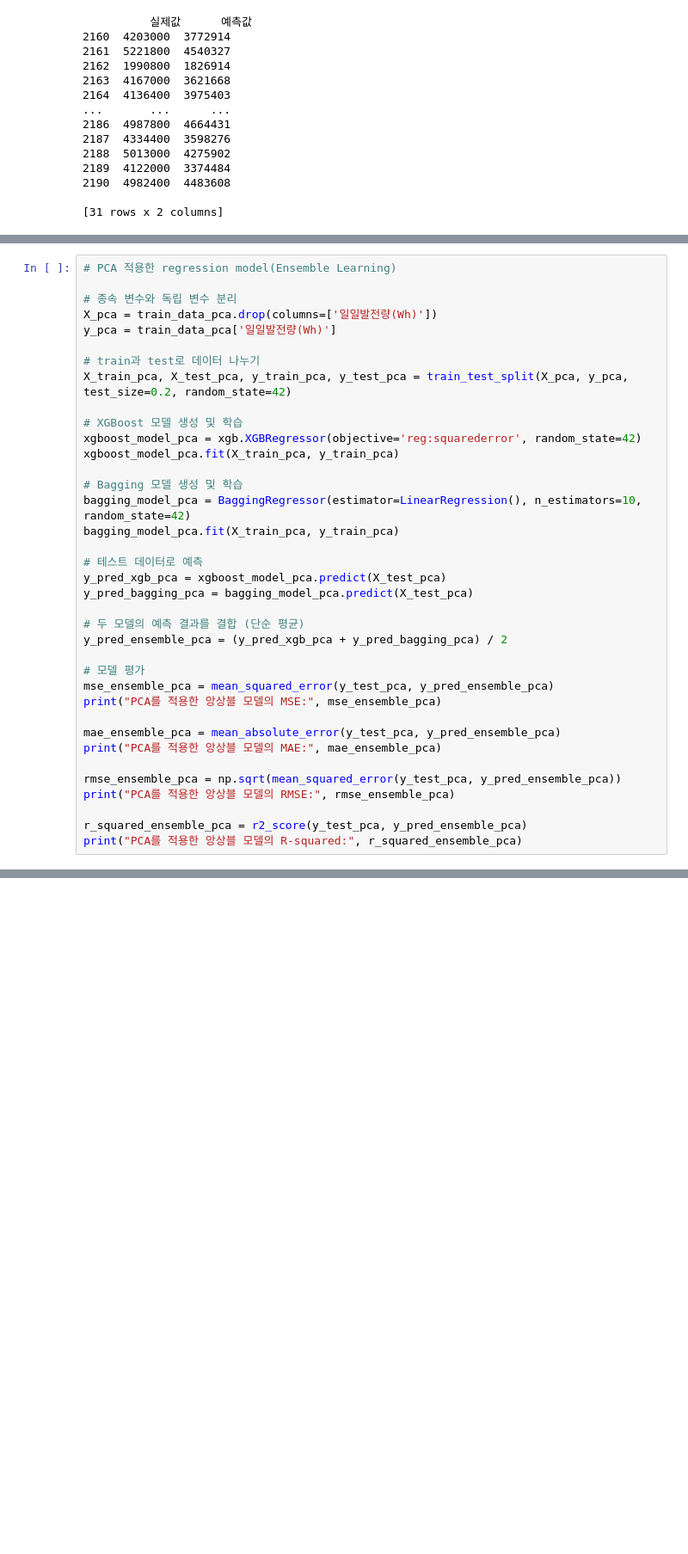
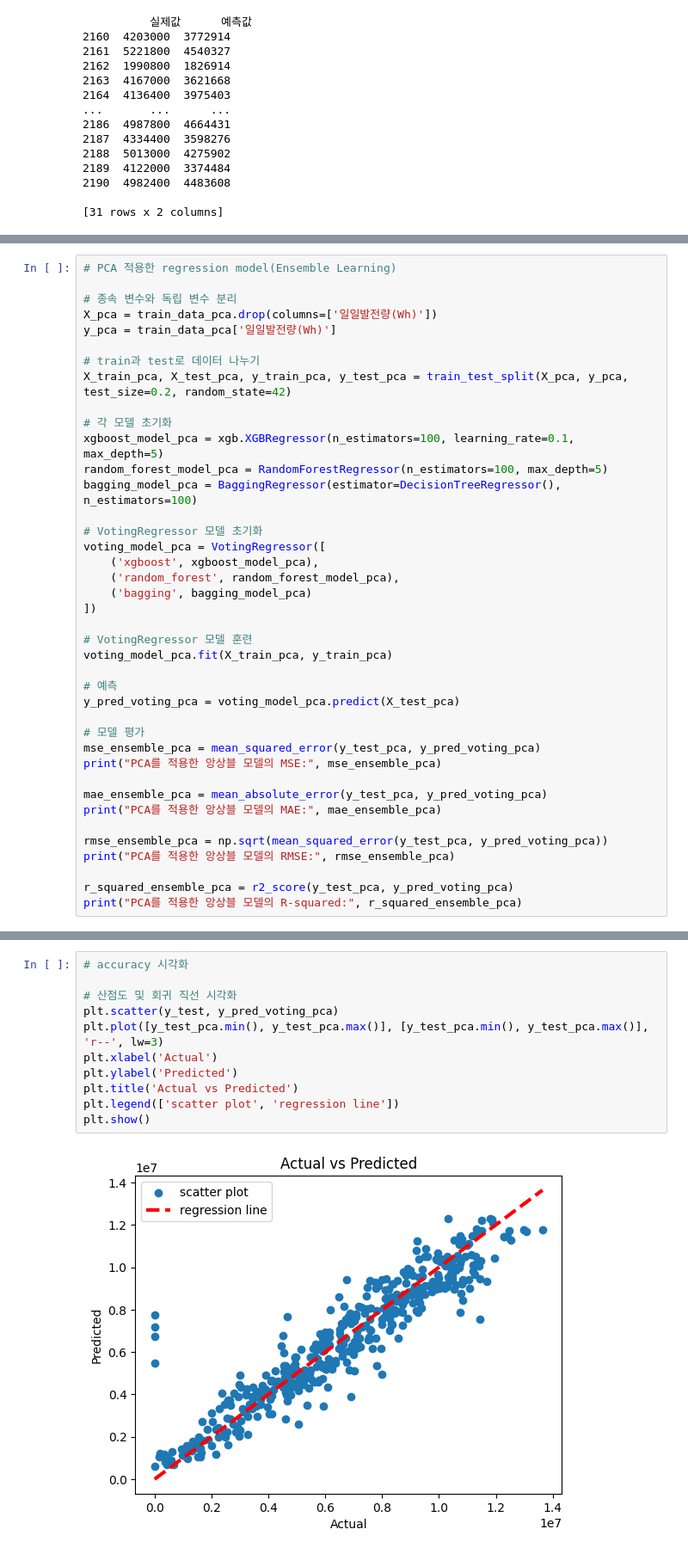
Before and after one commit to alwayshs/DSTP, a Jupyter notebook: Code.ipynb, the cells around one changed output, grey strips where cells are left out. Shown at 86% size. Saved outputs shown, nothing was run; the diff lists cells and outputs as text; blank space fills up the shorter version.

```diff
--- a/Code.ipynb
+++ b/Code.ipynb
@@ -726,31 +745,34 @@ y_pca = train_data_pca['일일발전량(Wh)']
 # train과 test로 데이터 나누기
 X_train_pca, X_test_pca, y_train_pca, y_test_pca = train_test_split(X_pca, y_pca, test_size=0.2, random_state=42)
 
-# XGBoost 모델 생성 및 학습
-xgboost_model_pca = xgb.XGBRegressor(objective='reg:squarederror', random_state=42)
-xgboost_model_pca.fit(X_train_pca, y_train_pca)
+# 각 모델 초기화
+xgboost_model_pca = xgb.XGBRegressor(n_estimators=100, learning_rate=0.1, max_depth=5)
+random_forest_model_pca = RandomForestRegressor(n_estimators=100, max_depth=5)
+bagging_model_pca = BaggingRegressor(estimator=DecisionTreeRegressor(), n_estimators=100)
 
-# Bagging 모델 생성 및 학습
-bagging_model_pca = BaggingRegressor(estimator=LinearRegression(), n_estimators=10, random_state=42)
-bagging_model_pca.fit(X_train_pca, y_train_pca)
+# VotingRegressor 모델 초기화
+voting_model_pca = VotingRegressor([
+    ('xgboost', xgboost_model_pca),
+    ('random_forest', random_forest_model_pca),
+    ('bagging', bagging_model_pca)
+])
 
-# 테스트 데이터로 예측
-y_pred_xgb_pca = xgboost_model_pca.predict(X_test_pca)
-y_pred_bagging_pca = bagging_model_pca.predict(X_test_pca)
+# VotingRegressor 모델 훈련
+voting_model_pca.fit(X_train_pca, y_train_pca)
 
-# 두 모델의 예측 결과를 결합 (단순 평균)
-y_pred_ensemble_pca = (y_pred_xgb_pca + y_pred_bagging_pca) / 2
+# 예측
+y_pred_voting_pca = voting_model_pca.predict(X_test_pca)
 
 # 모델 평가
-mse_ensemble_pca = mean_squared_error(y_test_pca, y_pred_ensemble_pca)
+mse_ensemble_pca = mean_squared_error(y_test_pca, y_pred_voting_pca)
 print("PCA를 적용한 앙상블 모델의 MSE:", mse_ensemble_pca)
 
-mae_ensemble_pca = mean_absolute_error(y_test_pca, y_pred_ensemble_pca)
+mae_ensemble_pca = mean_absolute_error(y_test_pca, y_pred_voting_pca)
 print("PCA를 적용한 앙상블 모델의 MAE:", mae_ensemble_pca)
 
-rmse_ensemble_pca = np.sqrt(mean_squared_error(y_test_pca, y_pred_ensemble_pca))
+rmse_ensemble_pca = np.sqrt(mean_squared_error(y_test_pca, y_pred_voting_pca))
 print("PCA를 적용한 앙상블 모델의 RMSE:", rmse_ensemble_pca)
 
-r_squared_ensemble_pca = r2_score(y_test_pca, y_pred_ensemble_pca)
+r_squared_ensemble_pca = r2_score(y_test_pca, y_pred_voting_pca)
 print("PCA를 적용한 앙상블 모델의 R-squared:", r_squared_ensemble_pca)
 # %% [output]
@@ -761,3 +780,16 @@ PCA를 적용한 앙상블 모델의 R-squared: 0.8747655552727527
+# %%
+# accuracy 시각화
+
+# 산점도 및 회귀 직선 시각화
+plt.scatter(y_test, y_pred_voting_pca)
+plt.plot([y_test_pca.min(), y_test_pca.max()], [y_test_pca.min(), y_test_pca.max()], 'r--', lw=3)
+plt.xlabel('Actual')
+plt.ylabel('Predicted')
+plt.title('Actual vs Predicted')
+plt.legend(['scatter plot', 'regression line'])
+plt.show()
+# %% [output]
+[figure, added]
 # %%
 # PCA 적용하지 않은 regression model(Ensemble Learning) 12월 데이터 예측
 
```
Also changed, not shown: parts of 5 cells of this notebook.
